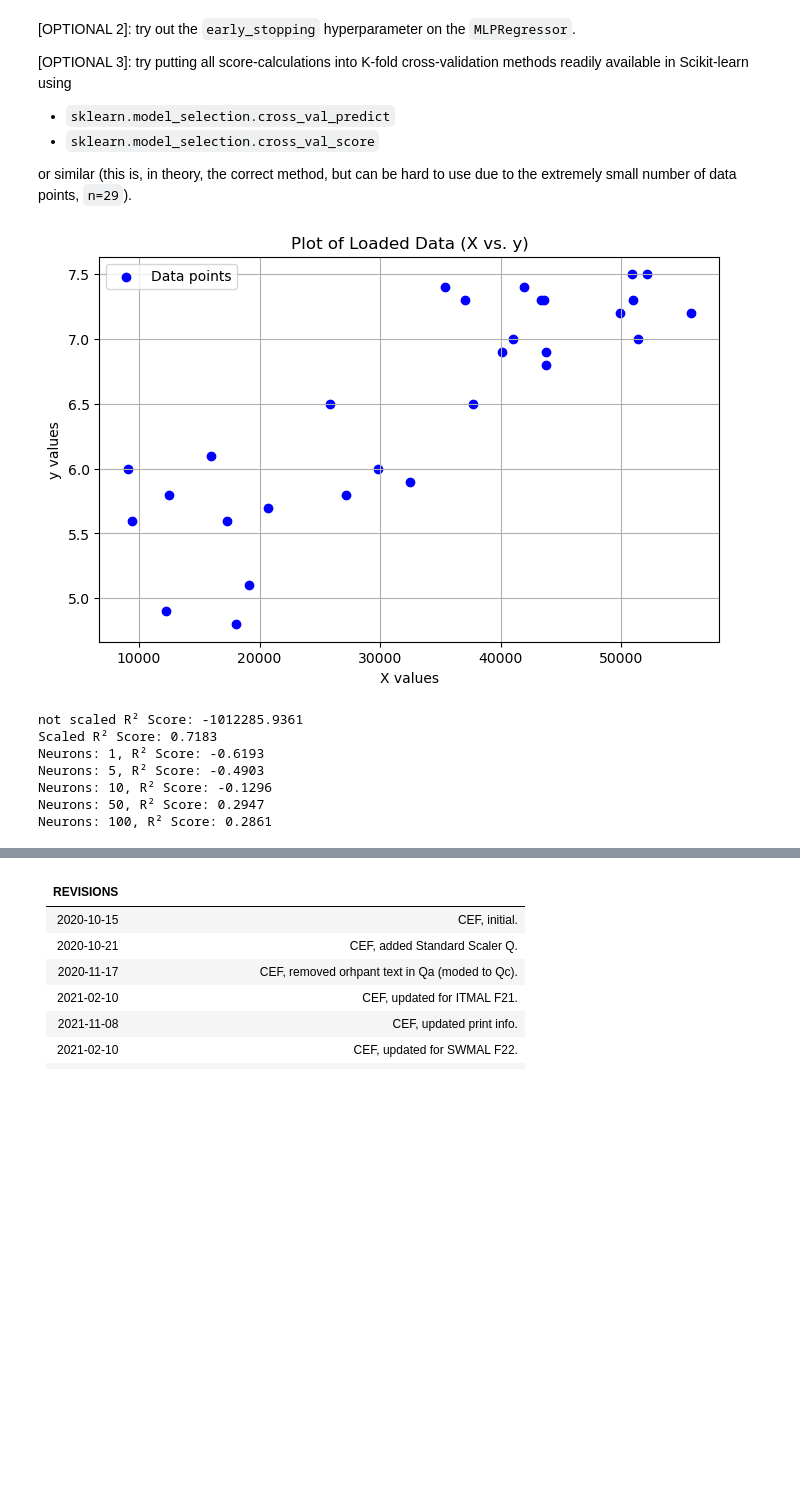
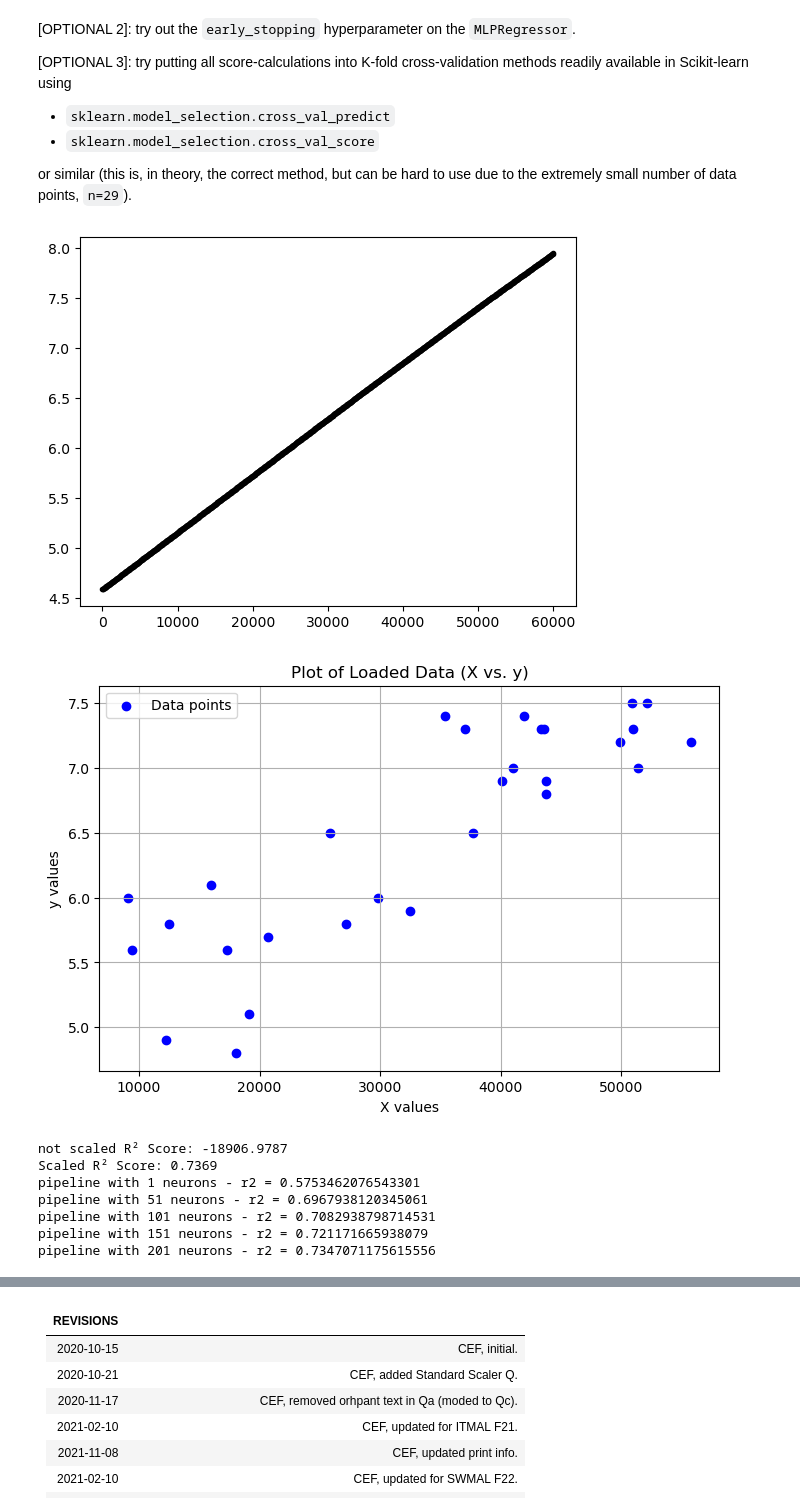
Before and after one commit to JonasGjorupEriksen/SWMAL_Group1, a Jupyter notebook: L04/pipelines.ipynb, the cells around one changed output, grey strips where cells are left out. Cells and saved outputs as stored; diff of their text form; code cells hidden in the pictures; blank space fills up the shorter version.

Commit message:
pipelines done

```diff
--- a/L04/pipelines.ipynb
+++ b/L04/pipelines.ipynb
@@ -299,38 +321,46 @@ r2 = r2_score(y_test, y_pred)
 
 print(f"not scaled R² Score: {r2:.4f}")
 
 # now lets scale the data
 # for this we can use a pipeline to make the implimentation more streamline and user friendly
 pipeline_standart = Pipeline(
     [
         ('transformer', MinMaxScaler()),
         ('estimator', MLPRegressor(max_iter=5000))
     ]
 )
 # Fit the pipeline on training data
 pipeline_standart.fit(X_train, y_train)
 
 # Predict on the test set
 y_pred_standard = pipeline_standart.predict(X_test)
 
 # Compute R² score
 r2_standard = r2_score(y_test, y_pred_standard)
 
 print(f"Scaled R² Score: {r2_standard:.4f}")
 
 # testing different neurons
 # From definition in mlpregressor
 """
     hidden_layer_sizes : array-like of shape(n_layers - 2,), default=(100,)
         The ith element represents the number of neurons in the ith
         hidden layer.
 """
+# testing different amount of neurons
+for i in range (5):
+    pipe = make_pipeline(i*50+1)
+    pipe.fit(X_train, y_train)
+    y_pred = pipe.predict(X_test)
+    r2 = r2_score(y_test, y_pred)
+    print(f"pipeline with {i*50+1} neurons - r2 = {r2}")
 # %% [output]
-[figure, old version]
+[figure, new version]
+[figure, added]
-not scaled R² Score: -1012285.9361
-Scaled R² Score: 0.7183
-Neurons: 1, R² Score: -0.6193
-Neurons: 5, R² Score: -0.4903
-Neurons: 10, R² Score: -0.1296
-Neurons: 50, R² Score: 0.2947
-Neurons: 100, R² Score: 0.2861
+not scaled R² Score: -18906.9787
+Scaled R² Score: 0.7369
+pipeline with 1 neurons - r2 = 0.5753462076543301
+pipeline with 51 neurons - r2 = 0.6967938120345061
+pipeline with 101 neurons - r2 = 0.7082938798714531
+pipeline with 151 neurons - r2 = 0.721171665938079
+pipeline with 201 neurons - r2 = 0.7347071175615556
```
Also changed, not shown: parts of 5 cells of this notebook.
